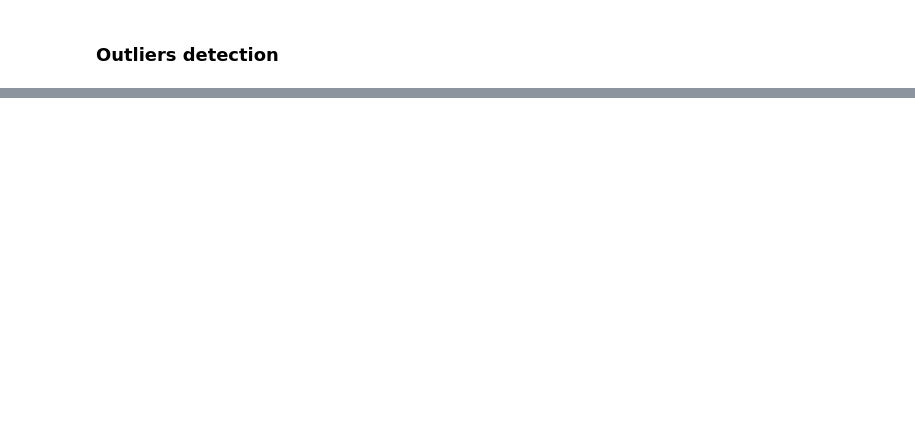
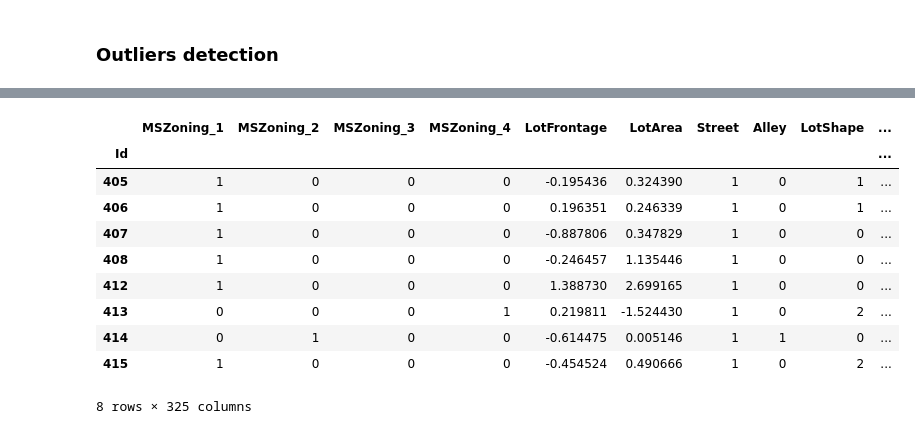
Before and after one commit to antirrabia/Data-Mining, a Jupyter notebook: notebooks/HousePrices.ipynb, the cells around one changed output, grey strips where cells are left out. Saved outputs shown, nothing was run; the diff lists cells and outputs as text; code cells hidden in the pictures; blank space fills up the shorter version.

```diff
--- a/notebooks/HousePrices.ipynb
+++ b/notebooks/HousePrices.ipynb
@@ -823,10 +825,10 @@ all_d.shape
 # %%
-d_tr = all_d[ all_d['Training'] ].copy()
-d_te = all_d[  ~all_d['Training'] ].copy()
+tr = all_d[ all_d['Training'] ].copy()
+te = all_d[  ~all_d['Training'] ].copy()
 # %%
-y = d_tr[ ['SalePrice'] ].copy()
+y = tr[ 'SalePrice' ].copy()
 
-d_tr.drop(columns='SalePrice', inplace=True)
-d_te.drop(columns='SalePrice', inplace=True)
+tr.drop(columns='SalePrice', inplace=True)
+te.drop(columns='SalePrice', inplace=True)
 # %% [markdown]
 ### Outliers detection
@@ -871,2 +865,3 @@ array([[  11],
 # %%
-d_tr, y = d_tr[inliers, : ], y[inliers]
+tr = tr.iloc[inliers_mask, : ]
+y  = y[inliers_mask]
@@ -902,0 +934,14 @@ d_tr.tail(7)
+# %%
+d_tr.loc[405:415]
+# %% [output]
+|  | MSZoning_1 | MSZoning_2 | MSZoning_3 | MSZoning_4 | LotFrontage | LotArea | Street | Alley | LotShape | ... |
+| Id |  |  |  |  |  |  |  |  |  | ... |
+| 405 | 1 | 0 | 0 | 0 | -0.195436 | 0.324390 | 1 | 0 | 1 | ... |
+| 406 | 1 | 0 | 0 | 0 | 0.196351 | 0.246339 | 1 | 0 | 1 | ... |
+| 407 | 1 | 0 | 0 | 0 | -0.887806 | 0.347829 | 1 | 0 | 0 | ... |
+| 408 | 1 | 0 | 0 | 0 | -0.246457 | 1.135446 | 1 | 0 | 0 | ... |
+| 412 | 1 | 0 | 0 | 0 | 1.388730 | 2.699165 | 1 | 0 | 0 | ... |
+| 413 | 0 | 0 | 0 | 1 | 0.219811 | -1.524430 | 1 | 0 | 2 | ... |
+| 414 | 0 | 1 | 0 | 0 | -0.614475 | 0.005146 | 1 | 1 | 0 | ... |
+| 415 | 1 | 0 | 0 | 0 | -0.454524 | 0.490666 | 1 | 0 | 2 | ... |
+8 rows × 325 columns
```
Also changed, not shown: parts of 35 cells of this notebook.
